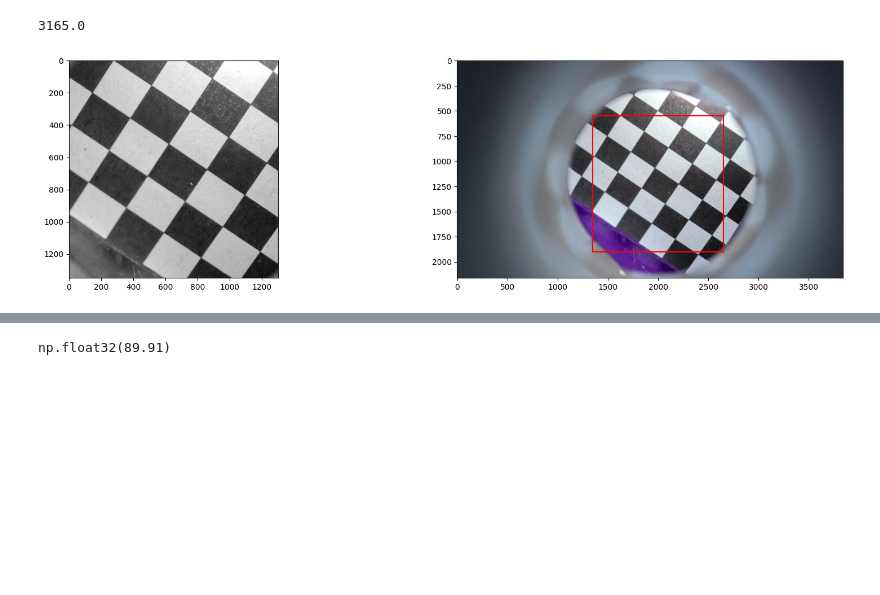
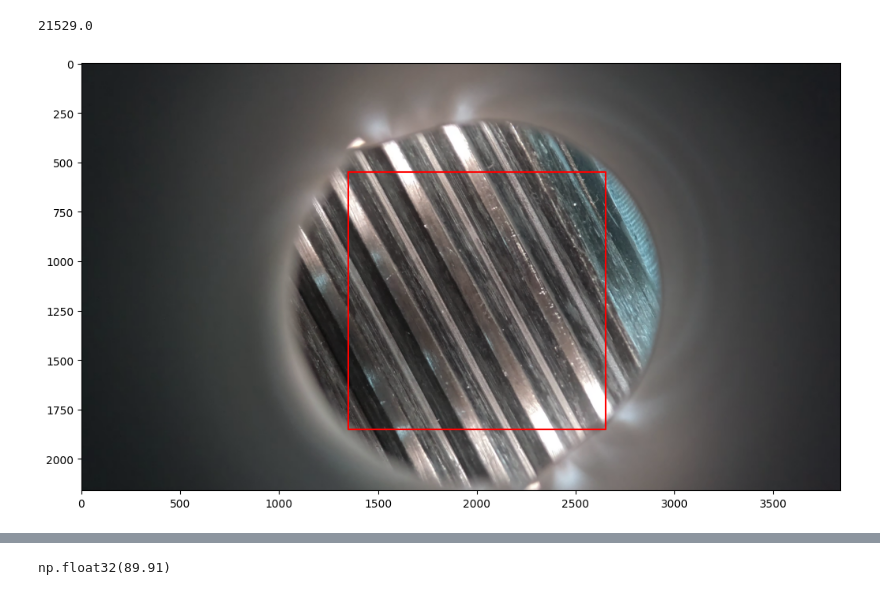
Before and after one commit to research-centre-rez/zavity, a Jupyter notebook: notebooks/05-trojan-v1.ipynb, the cells around one changed output, grey strips where cells are left out. Cells and saved outputs as stored; diff of their text form; code cells hidden in the pictures; blank space fills up the shorter version.

```diff
--- a/notebooks/05-trojan-v1.ipynb
+++ b/notebooks/05-trojan-v1.ipynb
@@ -13,16 +13,16 @@ from scipy.optimize import curve_fit
 from tqdm.auto import tqdm
 from scipy.signal import savgol_filter
 # %%
-ROOT = "/Users/fathe/OneDrive/Documents/UK/MFF/Thesis/input/GX010014.MP4"
+ROOT = "/Users/fathe/OneDrive/Documents/UK/MFF/Thesis/input/srp_GX010027.MP4"
 # Find out the proper crop
-y1 = 550
-y2 = 1900
-x1 = 1350
+y1 = 550 #700    # Y1-PADDING cant be lower then 0
+y2 = 1850 #1900   # Y2+PADDING cant be bigger then 2160
+x1 = 1350 #1500   # X1-PADDING cant be lower then 0
 x2 = 2650
 samples = 1000
 # %%
 vidcap = cv2.VideoCapture(ROOT)
 vidcap.get(cv2.CAP_PROP_FRAME_COUNT)
 # %% [output]
-3165.0
+21529.0
 # %%
@@ -30,14 +30,17 @@ vidcap.set(cv2.CAP_PROP_POS_FRAMES, 46)
 success, frame = vidcap.read()
 # %%
-plt.figure(figsize=(20, 5))
-ax = plt.subplot(121)
-ax.imshow(frame[y1:y2, x1:x2,0], cmap="gray")
-ax = plt.subplot(122)
+plt.figure(figsize=(18, 6))
+# ax = plt.subplot(121)
+# ax.imshow(frame[y1:y2, x1:x2,0], cmap="gray")
+# ax.set_title('Cropped image')
+ax = plt.subplot(111)
 ax.imshow(frame)
+# ax.set_title('Original Image with the cropping area in red rectangle')
 ax.plot([x1, x1, x2, x2, x1], [y1, y2, y2, y1, y1], color="red")
+plt.tight_layout()
 plt.show()
 # %% [output]
-[figure, old version]
+[figure, new version]
 # %%
 def unixPathToWinPath(path):
     return path.replace("/mnt/c/", "C:/").replace("/", "\\\\")
```
Also changed, not shown: parts of 32 cells of this notebook, 9 other files.
